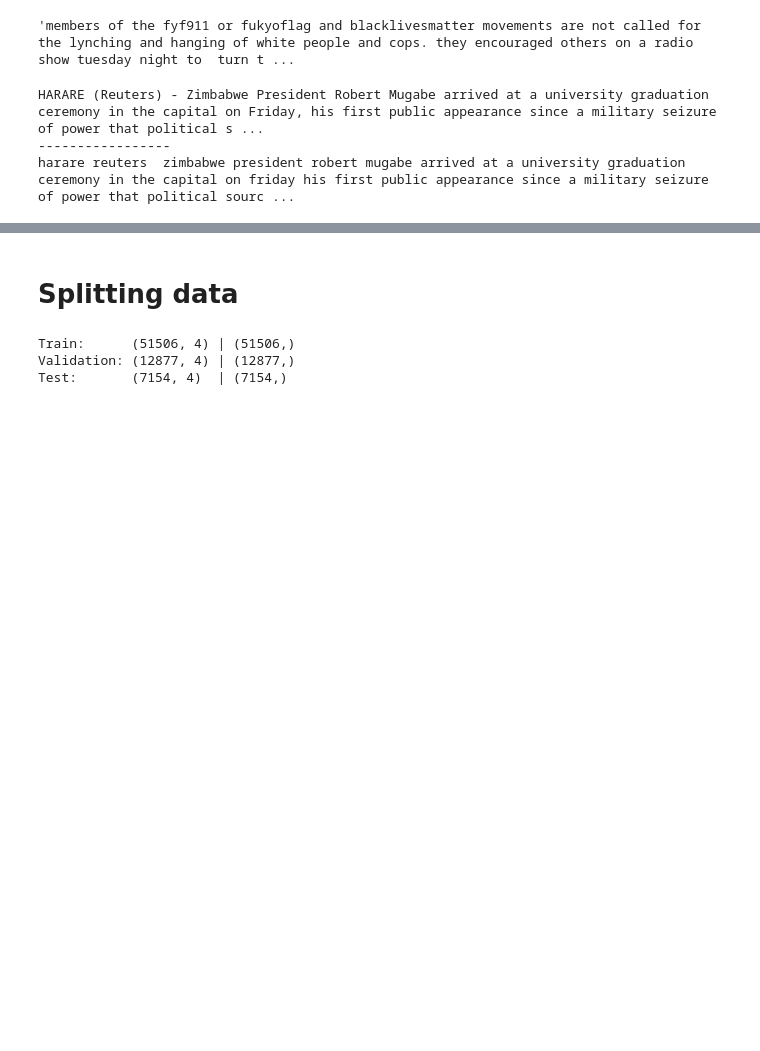
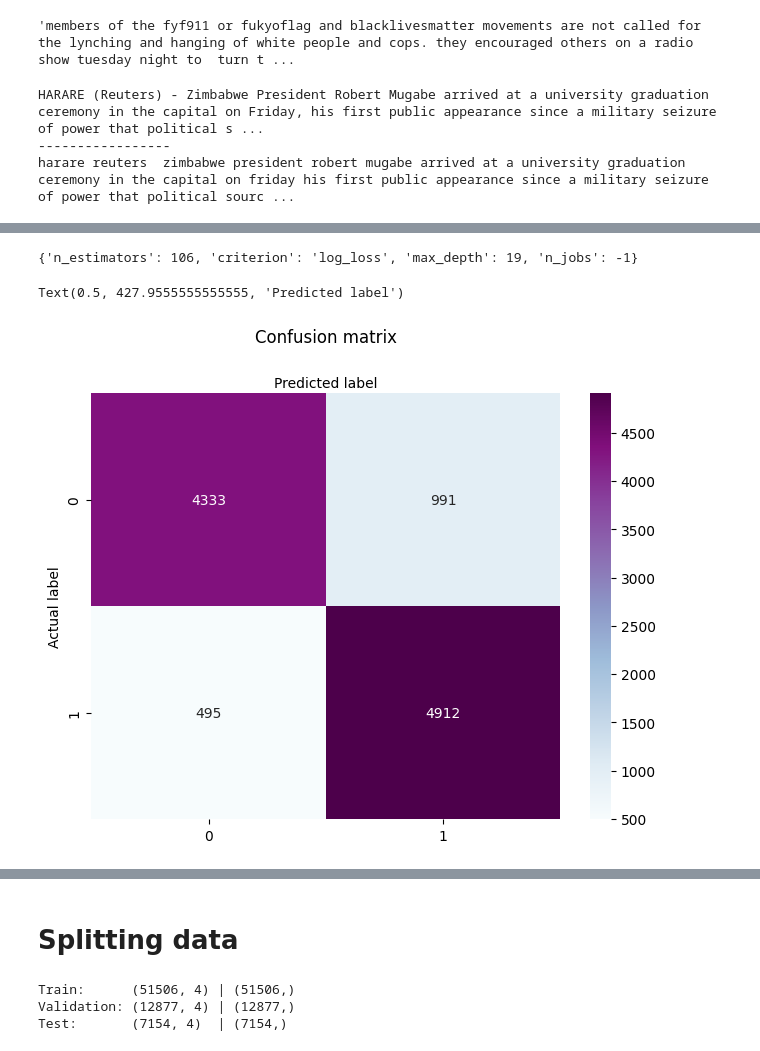
Before and after one commit to wizard339/education, a Jupyter notebook: misis/nlp/Untitled.ipynb, the cells around one changed output, grey strips where cells are left out. Cells and saved outputs as stored; diff of their text form; code cells hidden in the pictures; blank space fills up the shorter version.

```diff
--- a/misis/nlp/Untitled.ipynb
+++ b/misis/nlp/Untitled.ipynb
@@ -469,0 +628,12 @@ harare reuters  zimbabwe president robert mugabe arrived at a university graduat
+# %%
+rfc = RandomForestClassifier()
+# %%
+param_distributions = {
+    'n_estimators': optuna.distributions.IntDistribution(10, 1000, log=True),
+    'criterion': optuna.distributions.CategoricalDistribution(["gini", "entropy", "log_loss"]),
+    'max_depth': optuna.distributions.IntDistribution(4, 20),
+    'n_jobs': optuna.distributions.IntDistribution(-1, -1),
+}
+# %%
+optuna_search = optuna.integration.OptunaSearchCV(rfc, param_distributions, random_state=42)
+optuna_search.fit(X_train, y_train)
@@ -469,0 +658,23 @@ harare reuters  zimbabwe president robert mugabe arrived at a university graduat
+# %%
+y_preds = optuna_search.best_estimator_.predict(X_test)
+# %%
+optuna_search.best_params_
+# %% [output]
+{'n_estimators': 106, 'criterion': 'log_loss', 'max_depth': 19, 'n_jobs': -1}
+# %%
+cm = confusion_matrix(y_test,y_preds)
+class_names=[0,1] # name  of classes
+fig, ax = plt.subplots()
+tick_marks = np.arange(len(class_names))
+plt.xticks(tick_marks, class_names)
+plt.yticks(tick_marks, class_names)
+# create heatmap
+sns.heatmap(pd.DataFrame(cm), annot=True, cmap="BuPu" ,fmt='g')
+ax.xaxis.set_label_position("top")
+plt.tight_layout()
+plt.title('Confusion matrix', y=1.1)
+plt.ylabel('Actual label')
+plt.xlabel('Predicted label')
+# %% [output]
+Text(0.5, 427.9555555555555, 'Predicted label')
+[figure, added]
```
Also changed, not shown: parts of 34 cells of this notebook.
